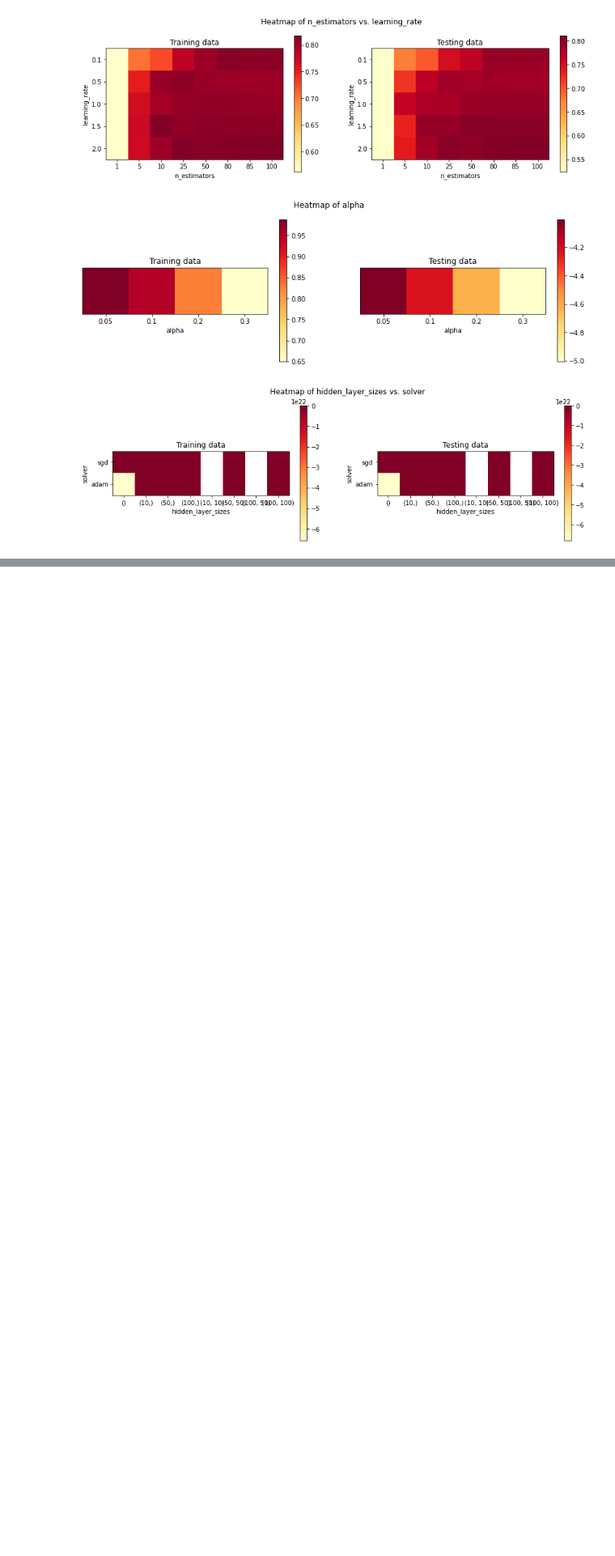
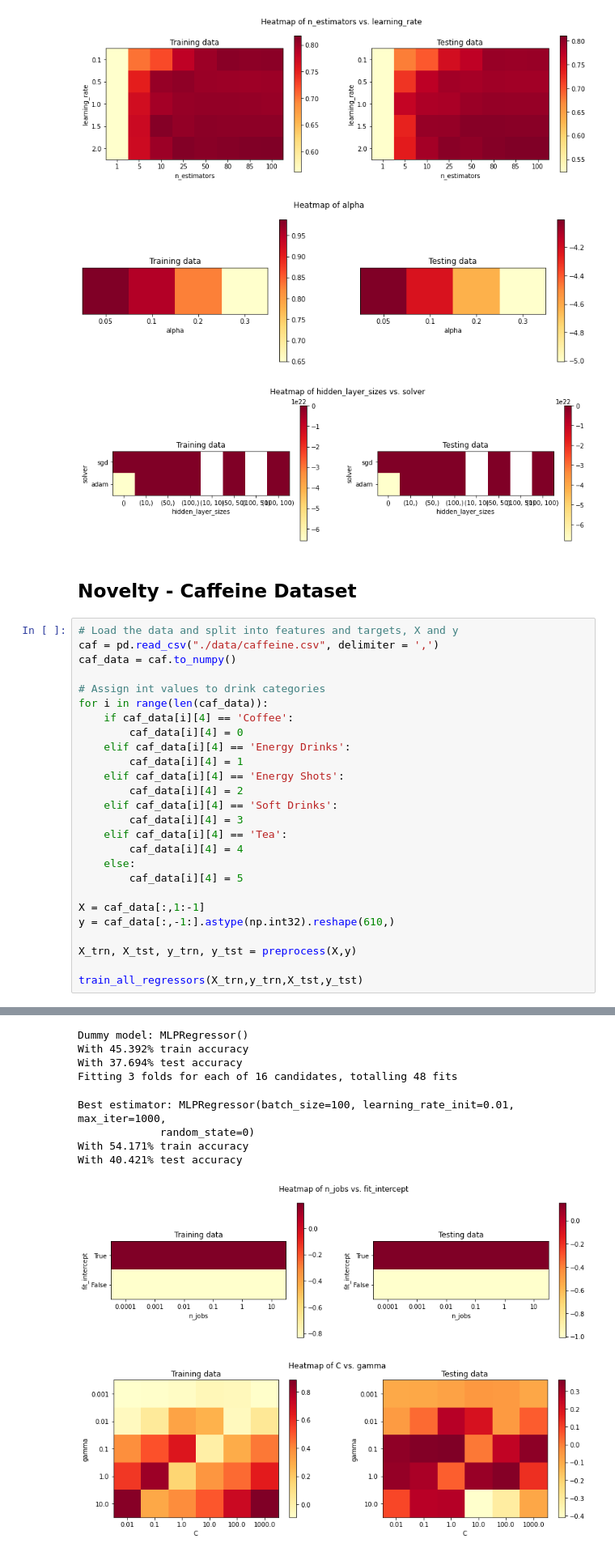
Before and after one commit to PBMocha/COMP432-MLProject, a Jupyter notebook: regression/RegressionPipeline.ipynb, the cells around one changed output, grey strips where cells are left out. Shown at 81% size. Cells and saved outputs as stored; diff of their text form; blank space fills up the shorter version.

Commit message:
Added novelty

```diff
--- a/regression/RegressionPipeline.ipynb
+++ b/regression/RegressionPipeline.ipynb
@@ -469,3 +469,32 @@ With 97.064% test accuracy
 [figure]
 [figure]
 [figure]
+# %% [markdown]
+## Novelty - Caffeine Dataset
+# %%
+# Load the data and split into features and targets, X and y
+caf = pd.read_csv("./data/caffeine.csv", delimiter = ',')
+caf_data = caf.to_numpy()
+
+# Assign int values to drink categories
+for i in range(len(caf_data)):
+    if caf_data[i][4] == 'Coffee':
+        caf_data[i][4] = 0
+    elif caf_data[i][4] == 'Energy Drinks':
+        caf_data[i][4] = 1
+    elif caf_data[i][4] == 'Energy Shots':
+        caf_data[i][4] = 2
+    elif caf_data[i][4] == 'Soft Drinks':
+        caf_data[i][4] = 3
+    elif caf_data[i][4] == 'Tea':
+        caf_data[i][4] = 4
+    else:
+        caf_data[i][4] = 5
+
+X = caf_data[:,1:-1]
+y = caf_data[:,-1:].astype(np.int32).reshape(610,)
+
+X_trn, X_tst, y_trn, y_tst = preprocess(X,y)
+
+train_all_regressors(X_trn,y_trn,X_tst,y_tst)
+# %% [output]
@@ -471,0 +518,10 @@ With 97.064% test accuracy
+Dummy model: MLPRegressor()
+With 45.392% train accuracy
+With 37.694% test accuracy
+Fitting 3 folds for each of 16 candidates, totalling 48 fits
+Best estimator: MLPRegressor(batch_size=100, learning_rate_init=0.01, max_iter=1000,
+             random_state=0)
+With 54.171% train accuracy
+With 40.421% test accuracy
+[figure, added]
+[figure, added]
```
Also changed, not shown: parts of 1 cell of this notebook, 10 other files.
